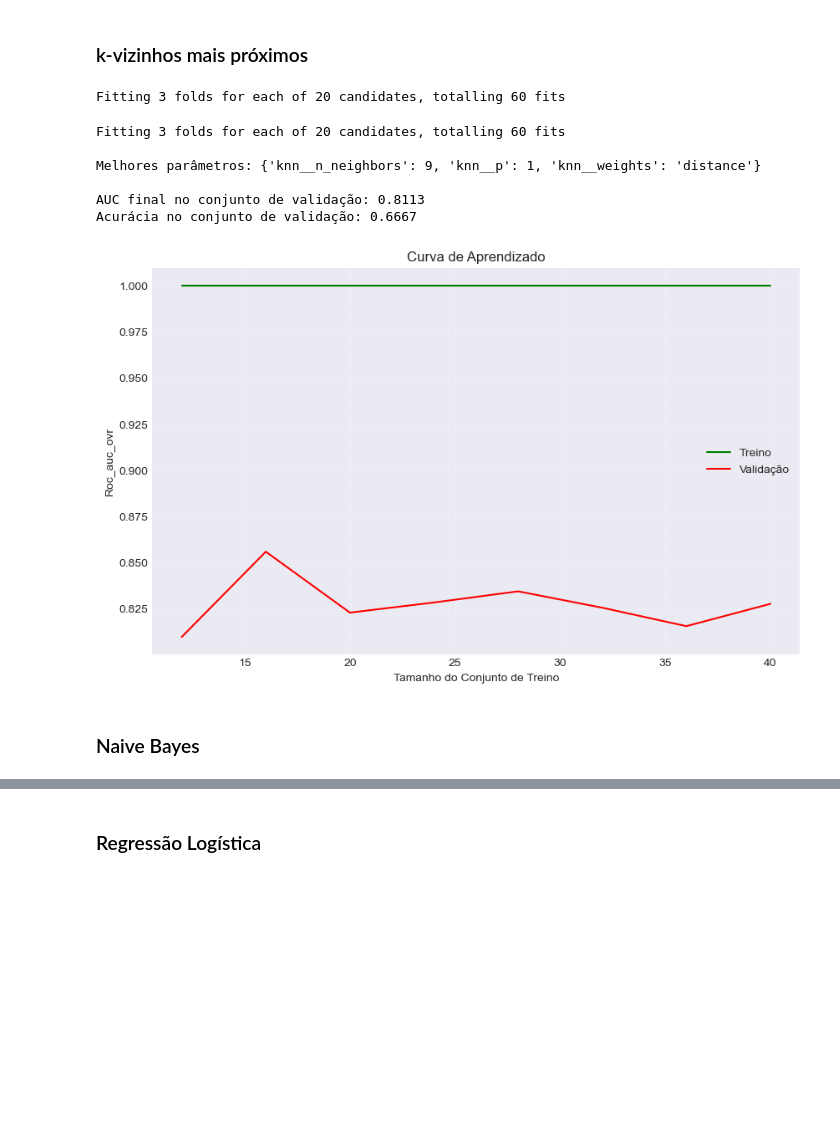
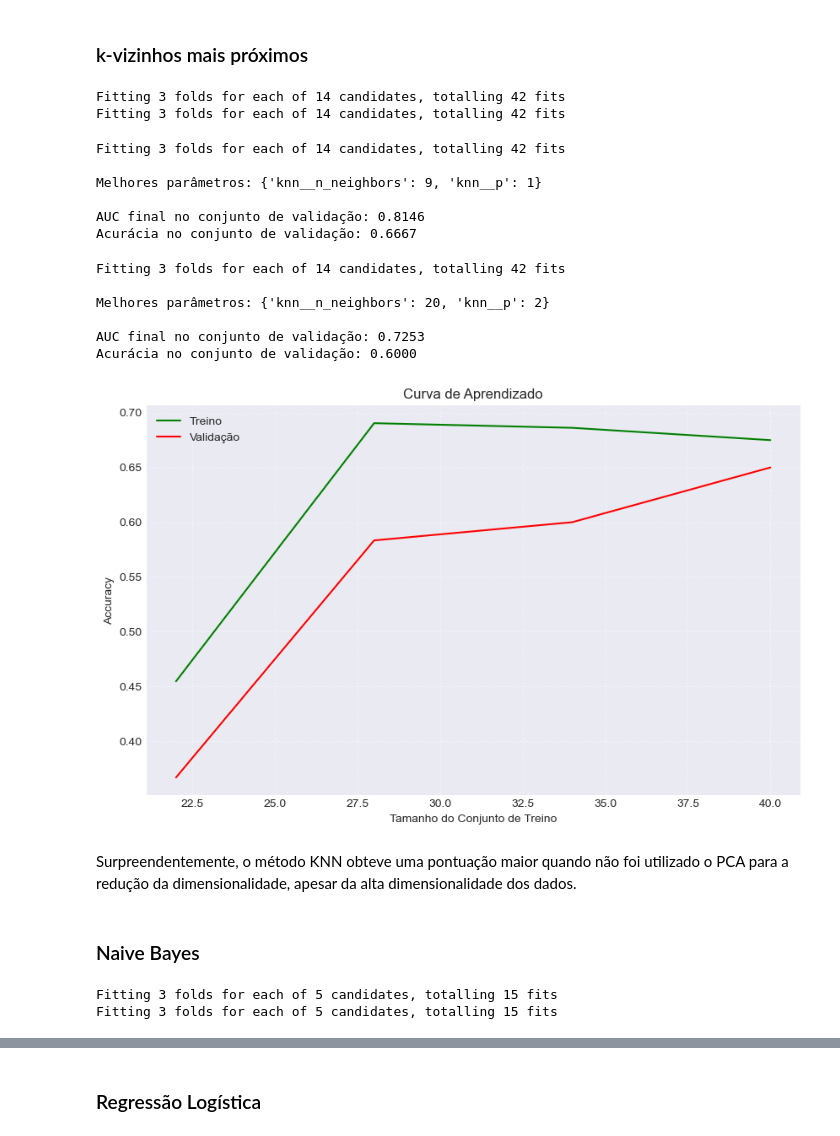
Before and after one commit to AraujoStreicher/physiological-stress-monitor, a Jupyter notebook: main.ipynb, the cells around one changed output, grey strips where cells are left out. Saved outputs shown, nothing was run; the diff lists cells and outputs as text; code cells hidden in the pictures; blank space fills up the shorter version.

```diff
--- a/main.ipynb
+++ b/main.ipynb
@@ -144,43 +215,87 @@ X_train, X_val, Y_train, Y_val = train_test_split(
 ### k-vizinhos mais próximos
 # %%
 param_grid_knn = {
-    'knn__n_neighbors': [3, 5, 7, 9, 11],
-    'knn__weights': ['uniform', 'distance'],
-    'knn__p': [1, 2]
+    'knn__n_neighbors': [7, 9, 11, 15, 20, 25, 30],
+    'knn__p': [1, 2],
 }
 
+eval_dict = {}
+eval_dict['knn'] = {}
+eval_dict['knn']['acc'] = []
+eval_dict['knn']['auc'] = []
+eval_dict['knn']['name'] = []
 
-grid_knn = fit_kfold_grid_search('knn', KNeighborsClassifier(), param_grid_knn, X_train, Y_train, use_scaler=True)
+grid_knn = fit_kfold_grid_search('knn', KNeighborsClassifier(), param_grid_knn, X_train, Y_train, use_scaler=True, use_pca=False)
+grid_knn_pca = fit_kfold_grid_search('knn', KNeighborsClassifier(), param_grid_knn, X_train, Y_train, use_scaler=True, use_pca=True)
 # %% [output]
-Fitting 3 folds for each of 20 candidates, totalling 60 fits
+Fitting 3 folds for each of 14 candidates, totalling 42 fits
+Fitting 3 folds for each of 14 candidates, totalling 42 fits
 # %%
 grid_knn.fit(X_train, Y_train)
 print(f"\nMelhores parâmetros: {grid_knn.best_params_}\n")
 best_model_knn = grid_knn.best_estimator_
 
-y_val_pred_proba = best_model_knn.predict_proba(X_val)
-roc_auc_knn = roc_auc_score(pd.get_dummies(Y_val), y_val_pred_proba, multi_class='ovr')
+y_val_pred_proba_knn = best_model_knn.predict_proba(X_val)
+roc_auc_knn = roc_auc_score(pd.get_dummies(Y_val), y_val_pred_proba_knn, multi_class='ovr')
 print(f"AUC final no conjunto de validação: {roc_auc_knn:.4f}")
 
-y_val_pred = best_model_knn.predict(X_val)
-acc_knn = accuracy_score(Y_val, y_val_pred)
+y_val_pred_knn = best_model_knn.predict(X_val)
+acc_knn = accuracy_score(Y_val, y_val_pred_knn)
 print(f"Acurácia no conjunto de validação: {acc_knn:.4f}")
+
+eval_dict['knn']['auc'].append(roc_auc_knn)
+eval_dict['knn']['acc'].append(acc_knn)
+eval_dict['knn']['name'].append('KNN sem PCA')
 # %% [output]
-Fitting 3 folds for each of 20 candidates, totalling 60 fits
+Fitting 3 folds for each of 14 candidates, totalling 42 fits
 
-Melhores parâmetros: {'knn__n_neighbors': 9, 'knn__p': 1, 'knn__weights': 'distance'}
+Melhores parâmetros: {'knn__n_neighbors': 9, 'knn__p': 1}
 
-AUC final no conjunto de validação: 0.8113
+AUC final no conjunto de validação: 0.8146
 Acurácia no conjunto de validação: 0.6667
+# %%
+grid_knn_pca.fit(X_train, Y_train)
+print(f"\nMelhores parâmetros: {grid_knn_pca.best_params_}\n")
+best_model_knn_pca = grid_knn_pca.best_estimator_
+
+y_val_pred_proba_knn_pca = best_model_knn_pca.predict_proba(X_val)
+roc_auc_knn_pca = roc_auc_score(pd.get_dummies(Y_val), y_val_pred_proba_knn_pca, multi_class='ovr')
+print(f"AUC final no conjunto de validação: {roc_auc_knn_pca:.4f}")
+
+y_val_pred_knn_pca = best_model_knn_pca.predict(X_val)
+acc_knn_pca = accuracy_score(Y_val, y_val_pred_knn_pca)
+print(f"Acurácia no conjunto de validação: {acc_knn_pca:.4f}")
+
+eval_dict['knn']['auc'].append(roc_auc_knn_pca)
+eval_dict['knn']['acc'].append(acc_knn_pca)
+eval_dict['knn']['name'].append('KNN com PCA')
+# %% [output]
+Fitting 3 folds for each of 14 candidates, totalling 42 fits
+
+Melhores parâmetros: {'knn__n_neighbors': 20, 'knn__p': 2}
+
+AUC final no conjunto de validação: 0.7253
+Acurácia no conjunto de validação: 0.6000
 # %%
-plot_learning_curve(best_model_knn, X_train, Y_train, scoring="roc_auc_ovr")
+plot_learning_curve(best_model_knn_pca, X_train, Y_train, scoring="accuracy")
 # %% [output]
-[figure, old version]
+[figure, new version]
+# %% [markdown]
+Surpreendentemente, o método KNN obteve uma pontuação maior quando não foi utilizado o PCA para a redução da dimensionalidade, apesar da alta dimensionalidade dos dados.
 # %% [markdown]
 ### Naive Bayes
 # %%
-param_grid = {
+param_grid_nb = {
     'nb__var_smoothing': [1e-9, 1e-8, 1e-7, 1e-6, 1e-5]
 }
 
-grid = fit_kfold_grid_search('nb', GaussianNB(), param_grid, X_train, Y_train, use_scaler=True)
+eval_dict['nb'] = {}
+eval_dict['nb']['acc'] = []
+eval_dict['nb']['auc'] = []
+eval_dict['nb']['name'] = []
+
+grid_nb_pca = fit_kfold_grid_search('nb', GaussianNB(), param_grid_nb, X_train, Y_train, use_scaler=True, use_pca=True)
+grid_nb = fit_kfold_grid_search('nb', GaussianNB(), param_grid_nb, X_train, Y_train, use_scaler=True, use_pca=False)
+# %% [output]
+Fitting 3 folds for each of 5 candidates, totalling 15 fits
+Fitting 3 folds for each of 5 candidates, totalling 15 fits
```
Also changed, not shown: parts of 72 cells of this notebook, 4 other files.
